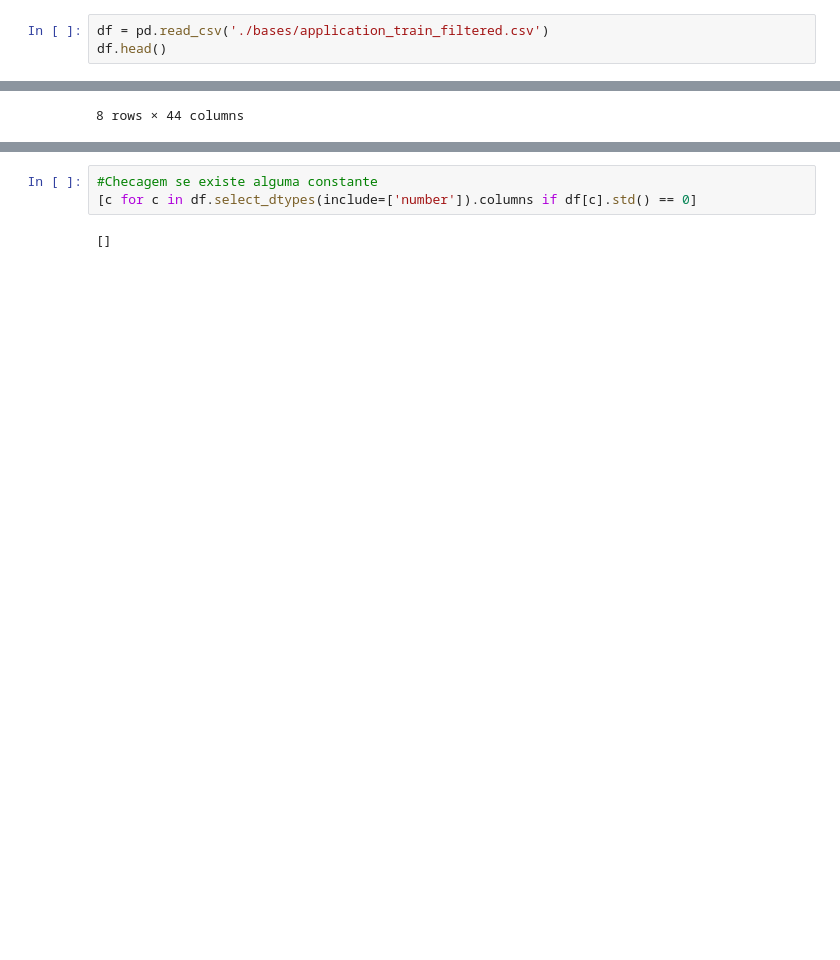
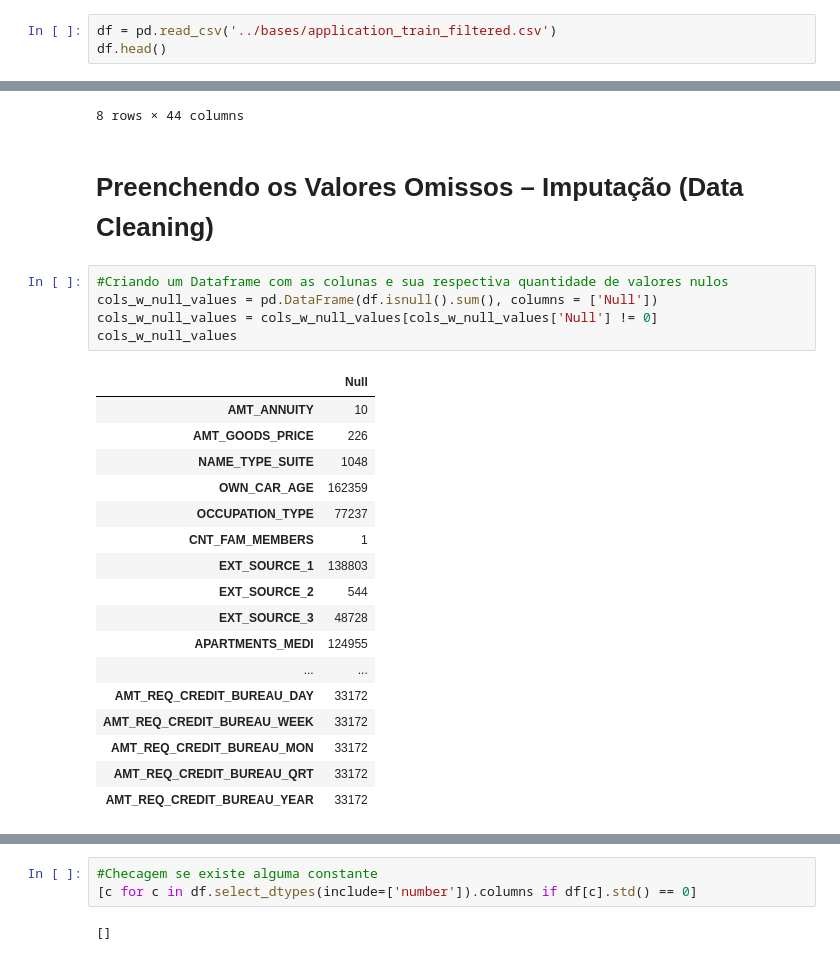
Before and after one commit to juliolimoli/projeto_dados, a Jupyter notebook: parte_DS.ipynb, the cells around one changed output, grey strips where cells are left out. Saved outputs shown, nothing was run; the diff lists cells and outputs as text; blank space fills up the shorter version.

```diff
--- a/parte_DS.ipynb
+++ b/parte_DS.ipynb
@@ -24,7 +27,7 @@ pio.templates.default = 'plotly_dark'
 # %% [markdown]
 ## Importando DataFrame
 # %%
-df = pd.read_csv('./bases/application_train_filtered.csv')
+df = pd.read_csv('../bases/application_train_filtered.csv')
 df.head()
 # %% [output]
 |  | SK_ID_CURR | TARGET | NAME_CONTRACT_TYPE | CODE_GENDER | FLAG_OWN_CAR | FLAG_OWN_REALTY | CNT_CHILDREN | ... |
@@ -53,3 +56,29 @@ df.describe()
 | 75% | 367272.250000 | 1.000000 | 2.025000e+05 | 8.086500e+05 | 34599.375000 | 6.795000e+05 | ... |
 | max | 456255.000000 | 19.000000 | 1.170000e+08 | 4.050000e+06 | 258025.500000 | 4.050000e+06 | ... |
 8 rows × 44 columns
+# %% [markdown]
+
+# Preenchendo os Valores Omissos – Imputação (Data Cleaning)
+# %%
+#Criando um Dataframe com as colunas e sua respectiva quantidade de valores nulos
+cols_w_null_values = pd.DataFrame(df.isnull().sum(), columns = ['Null'])
+cols_w_null_values = cols_w_null_values[cols_w_null_values['Null'] != 0]
+cols_w_null_values
+# %% [output]
+|  | Null |
+| AMT_ANNUITY | 10 |
+| AMT_GOODS_PRICE | 226 |
+| NAME_TYPE_SUITE | 1048 |
+| OWN_CAR_AGE | 162359 |
+| OCCUPATION_TYPE | 77237 |
+| CNT_FAM_MEMBERS | 1 |
+| EXT_SOURCE_1 | 138803 |
+| EXT_SOURCE_2 | 544 |
+| EXT_SOURCE_3 | 48728 |
+| APARTMENTS_MEDI | 124955 |
+| ... | ... |
+| AMT_REQ_CREDIT_BUREAU_DAY | 33172 |
+| AMT_REQ_CREDIT_BUREAU_WEEK | 33172 |
+| AMT_REQ_CREDIT_BUREAU_MON | 33172 |
+| AMT_REQ_CREDIT_BUREAU_QRT | 33172 |
+| AMT_REQ_CREDIT_BUREAU_YEAR | 33172 |
```
Also changed, not shown: parts of 24 cells of this notebook.
